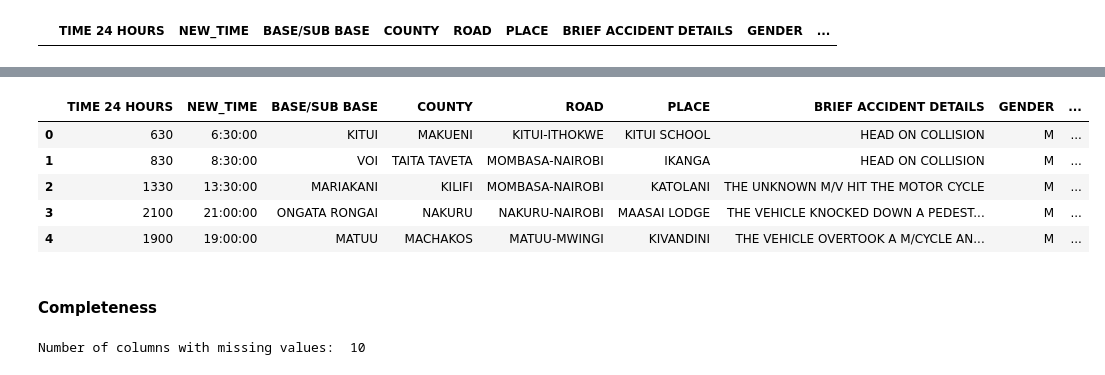
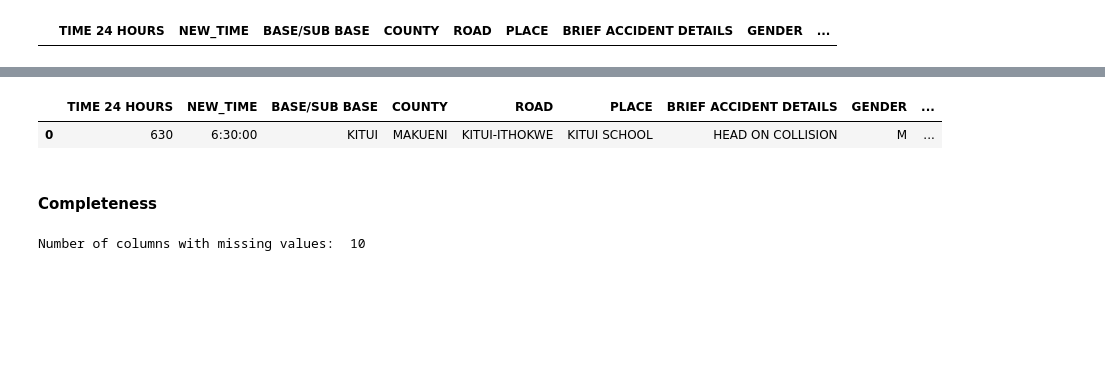
Before and after one commit to LucyKinyua/Data-Science-Prep-Project, a Jupyter notebook: Moringa_Data_Science_Prep_W5_Data_Science_Prep_Project_2021_05_Team_Jabari_B_Python_Notebook.ipynb, the cells around one changed output, grey strips where cells are left out. Cells and saved outputs as stored; diff of their text form; code cells hidden in the pictures; blank space fills up the shorter version.

```diff
--- a/Moringa_Data_Science_Prep_W5_Data_Science_Prep_Project_2021_05_Team_Jabari_B_Python_Notebook.ipynb
+++ b/Moringa_Data_Science_Prep_W5_Data_Science_Prep_Project_2021_05_Team_Jabari_B_Python_Notebook.ipynb
@@ -258,12 +306,8 @@ array(['25/06/2016', '24/06/2016', '23/06/2016', '22/06/2016',
 # %%
 # Renaming the column 'Date DD/MM/YYYY' to 'DATE';
 #
 accidents.rename(columns={"Date DD/MM/YYYY": "DATE"}, inplace = True)
-accidents.head(5)
+accidents.head(1)
 # %% [output]
 |  | TIME 24 HOURS | NEW_TIME | BASE/SUB BASE | COUNTY | ROAD | PLACE | BRIEF ACCIDENT DETAILS | GENDER | ... |
 | 0 | 630 | 6:30:00 | KITUI | MAKUENI | KITUI-ITHOKWE | KITUI SCHOOL | HEAD ON COLLISION | M | ... |
-| 1 | 830 | 8:30:00 | VOI | TAITA TAVETA | MOMBASA-NAIROBI | IKANGA | HEAD ON COLLISION | M | ... |
-| 2 | 1330 | 13:30:00 | MARIAKANI | KILIFI | MOMBASA-NAIROBI | KATOLANI | THE UNKNOWN M/V HIT THE MOTOR CYCLE | M | ... |
-| 3 | 2100 | 21:00:00 | ONGATA RONGAI | NAKURU | NAKURU-NAIROBI | MAASAI LODGE | THE VEHICLE KNOCKED DOWN A PEDEST... | M | ... |
-| 4 | 1900 | 19:00:00 | MATUU | MACHAKOS | MATUU-MWINGI | KIVANDINI | THE VEHICLE OVERTOOK A M/CYCLE AN... | M | ... |
```
Also changed, not shown: parts of 39 cells of this notebook.
